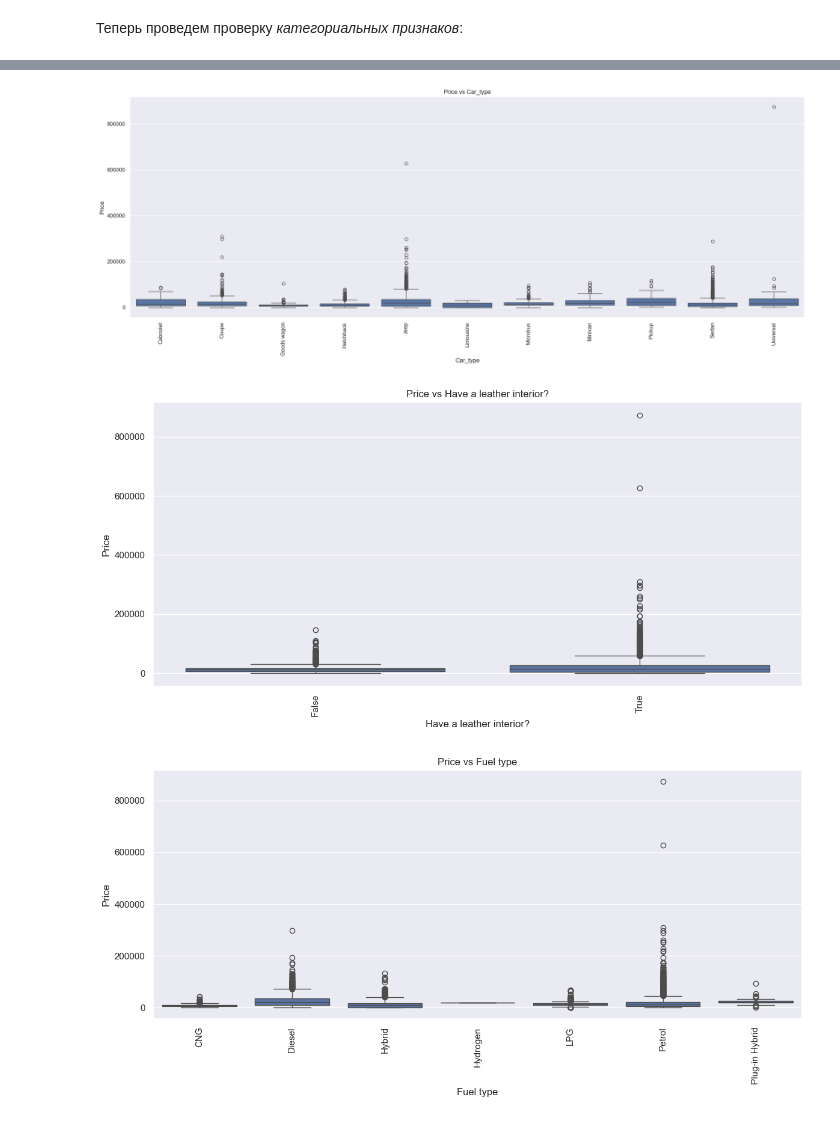
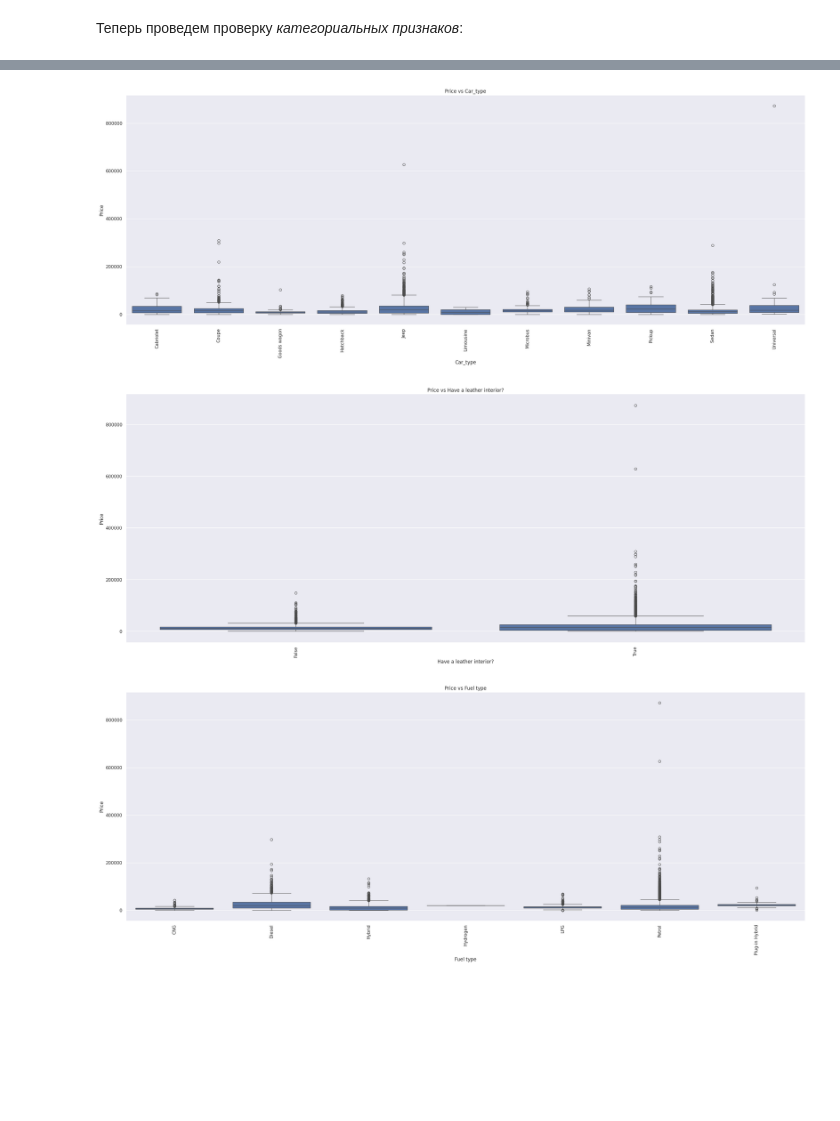
Before and after one commit to D0uble-Zer0/DE_ITMO_Course, a Jupyter notebook: notebooks/EDA.ipynb, the cells around one changed output, grey strips where cells are left out. Saved outputs shown, nothing was run; the diff lists cells and outputs as text; code cells hidden in the pictures; blank space fills up the shorter version.

```diff
--- a/notebooks/EDA.ipynb
+++ b/notebooks/EDA.ipynb
@@ -750,31 +767,19 @@ _Промежуточный вывод_ - мы получили наши точ
 # %% [markdown]
 Теперь проведем проверку _категориальных признаков_:
 # %%
-cat_ft = df_par.select_dtypes(exclude='number').columns
+# включаем шрифт поддерживающий грузинские буквы, так как в таблице есть такие автомобили
+plt.rcParams["font.family"] = "DejaVu Sans"
+plt.rcParams["font.sans-serif"] = ["DejaVu Sans", "Arial Unicode MS", "Liberation Sans"]
+
+cat_ft = df_par.select_dtypes(exclude="number").columns
 
 for features in cat_ft:
-    n_cat = df_par[features].nunique()
+    n_cat = df_par[features].nunique() # количество уникальных значений в признаке
 
-    if n_cat <=10:
-        plt.figure(figsize=(12, 6))
-        sns.boxplot(data=df_par, x=features, y="Price")
-        plt.xticks(rotation=90)
-        plt.title(f"Price vs {features}")
-        plt.tight_layout()
-        plt.show()
-
-    elif n_cat <=20:
-        plt.figure(figsize=(20, 8))
-        sns.boxplot(data=df_par, x=features, y="Price")
-        plt.title(f"Price vs {features}")
-        plt.xticks(rotation=90)
-        plt.tight_layout()
-        plt.show()
-    else:
-        plt.figure(figsize=(20, 8))
-        sns.boxplot(data=df_par, x=features, y="Price")
-        plt.xticks(rotation=90)
-        plt.title(f"Price vs {features}")
-        plt.tight_layout()
-        plt.show()
+    plt.figure(figsize=(25, 10))
+    sns.boxplot(data=df_par, x=features, y="Price")
+    plt.xticks(rotation=90)
+    plt.title(f"Price vs {features}")
+    plt.tight_layout()
+    plt.show()
 # %% [output]
@@ -783,3 +788,3 @@ for features in cat_ft:
-[figure, old version]
+[figure, new version]
-[figure, old version]
+[figure, new version]
-[figure, old version]
+[figure, new version]
```
Also changed, not shown: parts of 16 cells of this notebook, 2 other files.
